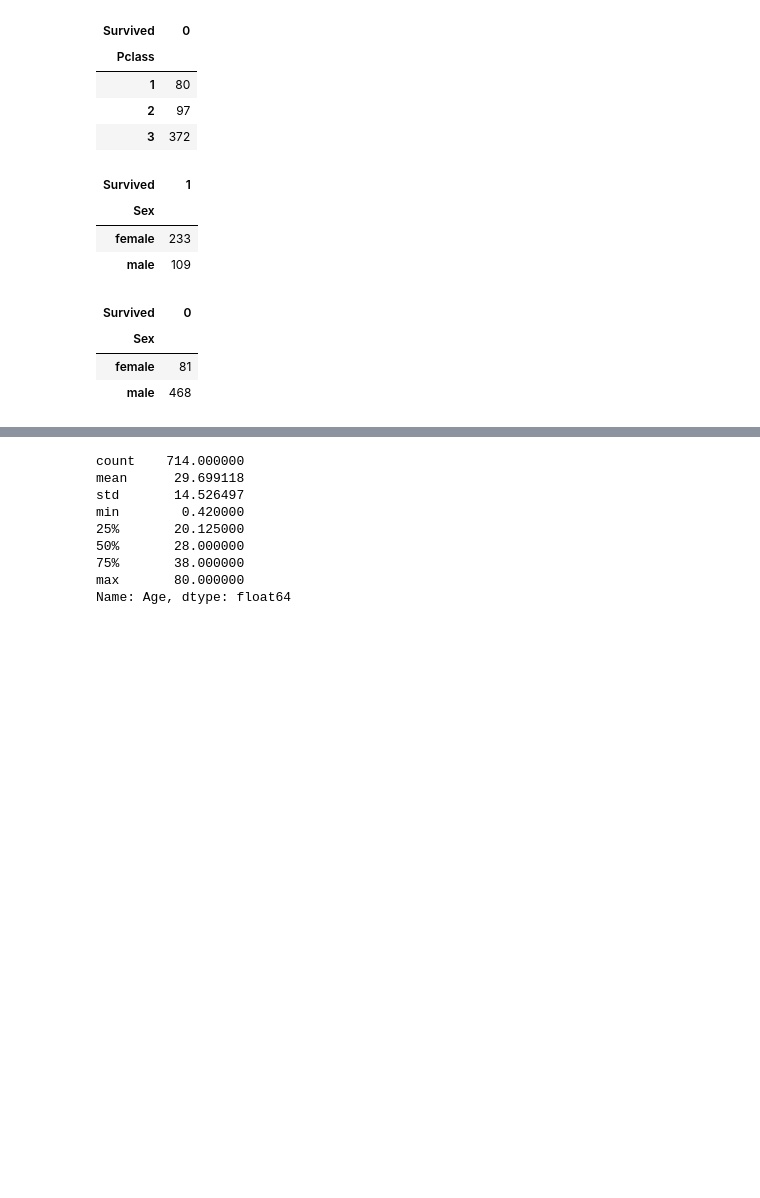
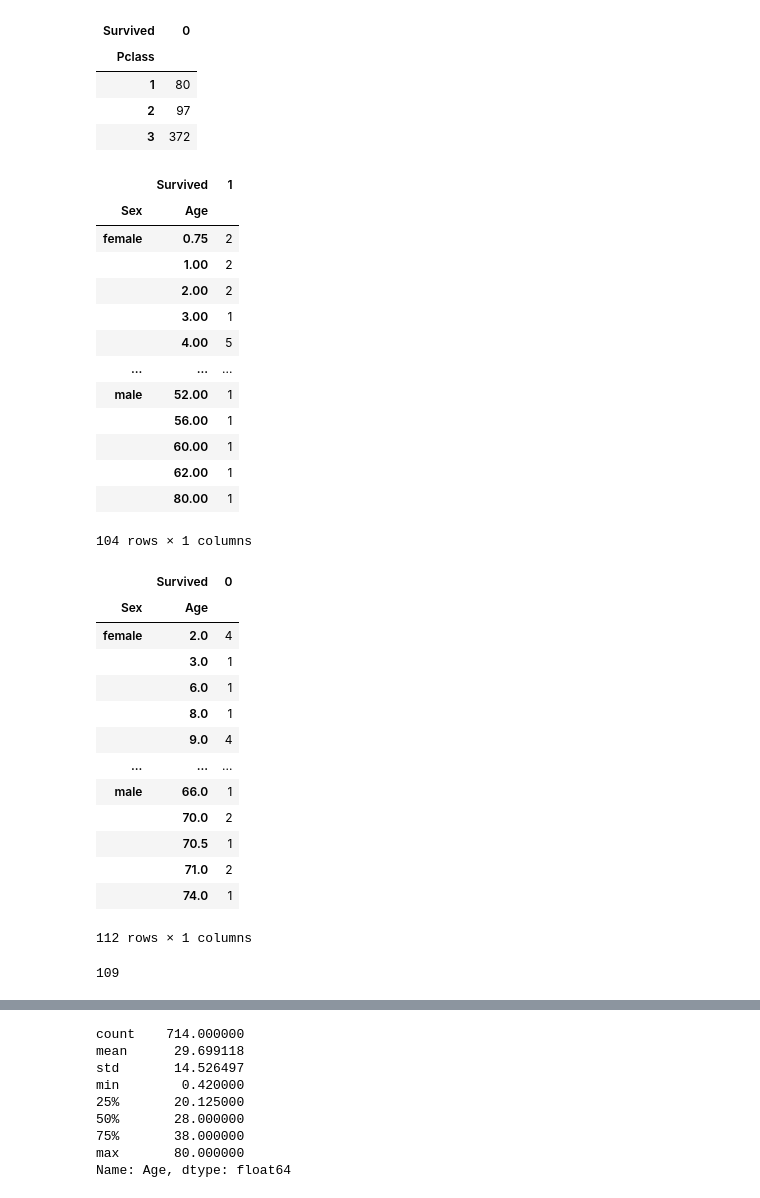
Before and after one commit to jijinexp/kaggle-competitions, a Jupyter notebook: titanic-disaster.ipynb, the cells around one changed output, grey strips where cells are left out. Drawn from its saved outputs; the diff is of its cells as text; code cells hidden in the pictures; blank space fills up the shorter version.

```diff
--- a/titanic-disaster.ipynb
+++ b/titanic-disaster.ipynb
@@ -174,14 +180,34 @@ array([3, 1, 2])
 | 2 | 97 |
 | 3 | 372 |
 # %%
-display(train[train['Survived']==1].groupby('Sex')[['Survived']].apply(lambda a: a.value_counts()))
-display(train[train['Survived']==0].groupby('Sex')[['Survived']].apply(lambda a: a.value_counts()))
+display(train[train['Survived']==1].groupby(['Sex', 'Age'])[['Survived']].apply(lambda a: a.value_counts()))
+display(train[train['Survived']==0].groupby(['Sex', 'Age'])[['Survived']].apply(lambda a: a.value_counts()))
 # %% [output]
-| Survived | 1 |
-| Sex |  |
-| female | 233 |
-| male | 109 |
+|  | Survived | 1 |
+| Sex | Age |  |
+| female | 0.75 | 2 |
+|  | 1.00 | 2 |
+|  | 2.00 | 2 |
+|  | 3.00 | 1 |
+|  | 4.00 | 5 |
+| ... | ... | ... |
+| male | 52.00 | 1 |
+|  | 56.00 | 1 |
+|  | 60.00 | 1 |
+|  | 62.00 | 1 |
+|  | 80.00 | 1 |
+104 rows × 1 columns
-| Survived | 0 |
-| Sex |  |
-| female | 81 |
-| male | 468 |
+|  | Survived | 0 |
+| Sex | Age |  |
+| female | 2.0 | 4 |
+|  | 3.0 | 1 |
+|  | 6.0 | 1 |
+|  | 8.0 | 1 |
+|  | 9.0 | 4 |
+| ... | ... | ... |
+| male | 66.0 | 1 |
+|  | 70.0 | 2 |
+|  | 70.5 | 1 |
+|  | 71.0 | 2 |
+|  | 74.0 | 1 |
+112 rows × 1 columns
@@ -187,0 +217,4 @@ display(train[train['Survived']==0].groupby('Sex')[['Survived']].apply(lambda a:
+# %%
+total_males_survived
+# %% [output]
+109
```
Also changed, not shown: parts of 13 cells of this notebook.
